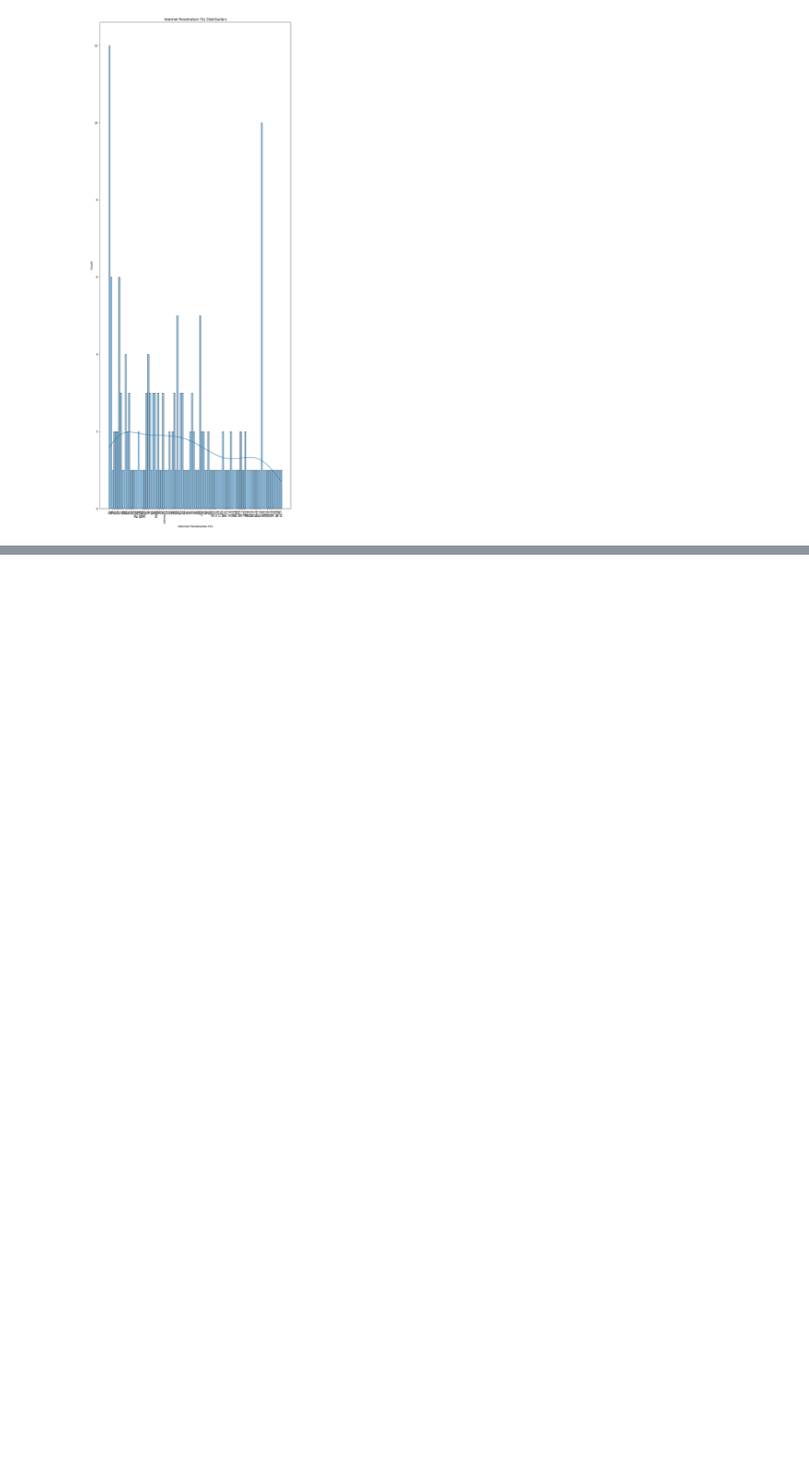
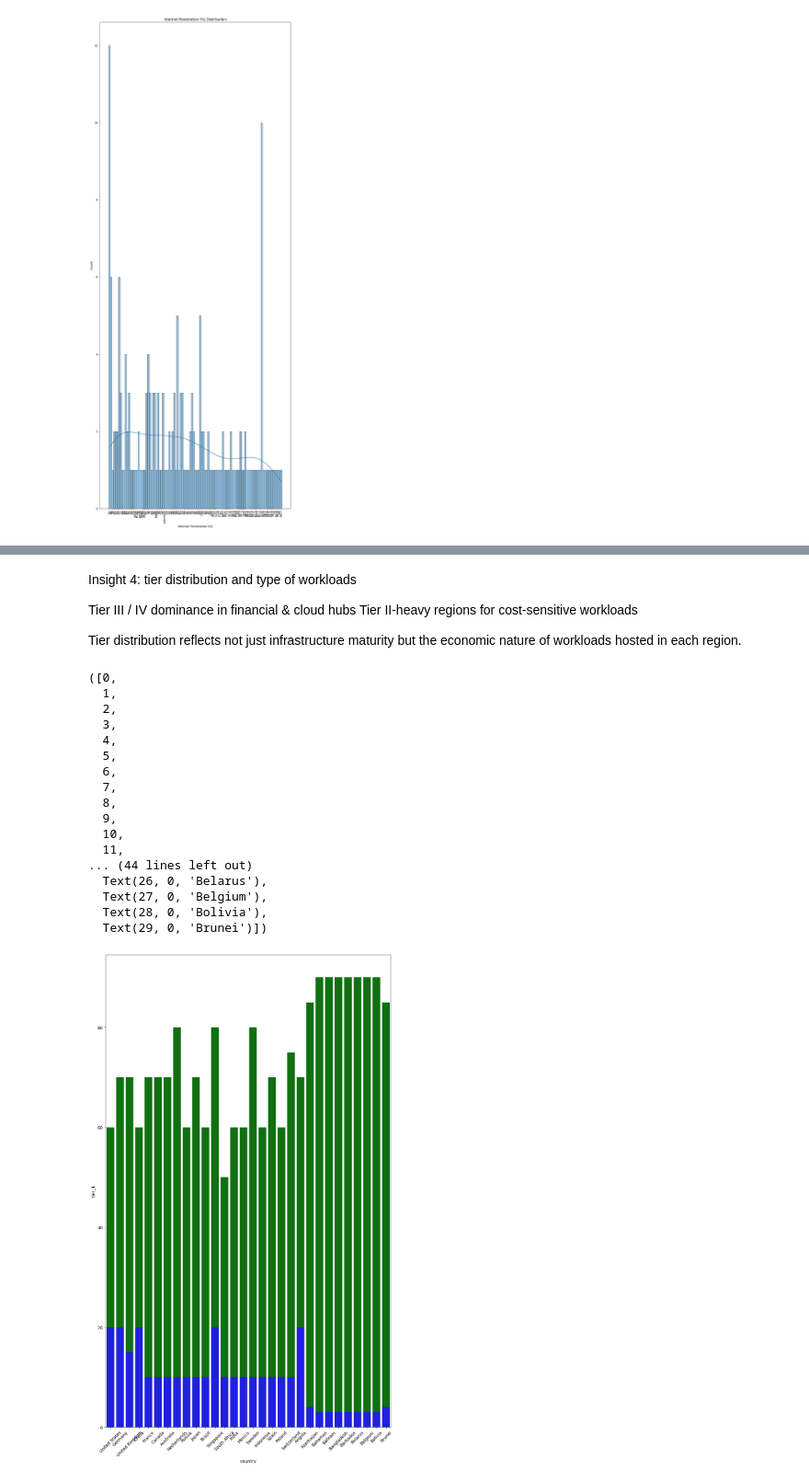
Before and after one commit to thashesh/global_data_center, a Jupyter notebook: cleaning.ipynb, the cells around one changed output, grey strips where cells are left out. Shown at 92% size. Drawn from its saved outputs; the diff is of its cells as text; code cells hidden in the pictures; blank space fills up the shorter version.

```diff
--- a/cleaning.ipynb
+++ b/cleaning.ipynb
@@ -400,0 +573,39 @@ plt.show()
+# %% [markdown]
+Insight 4: tier distribution and type of workloads
+
+Tier III / IV dominance in financial & cloud hubs
+Tier II-heavy regions for cost-sensitive workloads
+
+Tier distribution reflects not just infrastructure maturity but the economic nature of workloads hosted in each region.
+# %%
+df_final["majority_tier"] = df_final[["tier_1","tier_2","tier_3","tier_4"]].idxmax(axis=1)
+
+high_tier_majority = df_final[df_final["majority_tier"].isin(["tier_3","tier_4"]).sort_values(ascending=False)].head(30)
+
+
+
+plt.figure(figsize=(12,20))
+sns.barplot(data=high_tier_majority,x="country", y="tier_1", color="red")
+sns.barplot(data=high_tier_majority,x="country", y="tier_2", color="yellow")
+sns.barplot(data=high_tier_majority,x="country", y="tier_3", color="green")
+sns.barplot(data=high_tier_majority,x="country", y="tier_4", color="blue")
+plt.xticks(rotation = 45)
+# %% [output]
+([0,
+  1,
+  2,
+  3,
+  4,
+  5,
+  6,
+  7,
+  8,
+  9,
+  10,
+  11,
+... (44 lines left out)
+  Text(26, 0, 'Belarus'),
+  Text(27, 0, 'Belgium'),
+  Text(28, 0, 'Bolivia'),
+  Text(29, 0, 'Brunei')])
+[figure, added]
```
Also changed, not shown: parts of 18 cells of this notebook, 3 other files.
